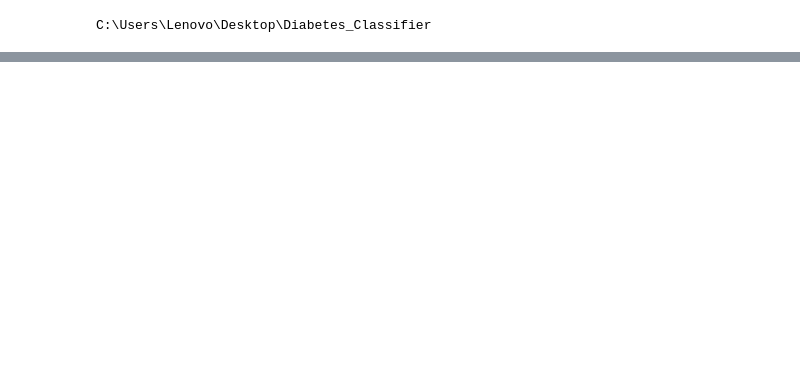
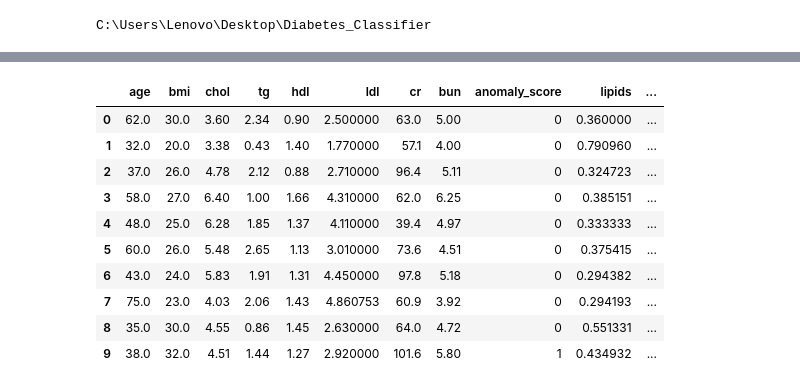
Before and after one commit to 13lend1/Diabetes-Classification, a Jupyter notebook: notebooks/feature_engineering.ipynb, the cells around one changed output, grey strips where cells are left out. Cells and saved outputs as stored; diff of their text form; code cells hidden in the pictures; blank space fills up the shorter version.

```diff
--- a/notebooks/feature_engineering.ipynb
+++ b/notebooks/feature_engineering.ipynb
@@ -93,9 +75,21 @@ plt.show()
 # %%
 df=pd.concat([X,y],axis=1)
 pd.set_option('display.max_columns', None)
 df = shuffle(df).reset_index(drop=True)
 df.columns = df.columns.str.strip()
 df.head(10)
 
-PATH="data/preprocessed/Diabetes_Classification_Preprocessed.csv"
-saveFile(df,PATH)
+# PATH="data/preprocessed/preprocessed.csv"
+# saveFile(df,PATH)
+# %% [output]
+|  | age | bmi | chol | tg | hdl | ldl | cr | bun | anomaly_score | lipids | ... |
+| 0 | 62.0 | 30.0 | 3.60 | 2.34 | 0.90 | 2.500000 | 63.0 | 5.00 | 0 | 0.360000 | ... |
+| 1 | 32.0 | 20.0 | 3.38 | 0.43 | 1.40 | 1.770000 | 57.1 | 4.00 | 0 | 0.790960 | ... |
+| 2 | 37.0 | 26.0 | 4.78 | 2.12 | 0.88 | 2.710000 | 96.4 | 5.11 | 0 | 0.324723 | ... |
+| 3 | 58.0 | 27.0 | 6.40 | 1.00 | 1.66 | 4.310000 | 62.0 | 6.25 | 0 | 0.385151 | ... |
+| 4 | 48.0 | 25.0 | 6.28 | 1.85 | 1.37 | 4.110000 | 39.4 | 4.97 | 0 | 0.333333 | ... |
+| 5 | 60.0 | 26.0 | 5.48 | 2.65 | 1.13 | 3.010000 | 73.6 | 4.51 | 0 | 0.375415 | ... |
+| 6 | 43.0 | 24.0 | 5.83 | 1.91 | 1.31 | 4.450000 | 97.8 | 5.18 | 0 | 0.294382 | ... |
+| 7 | 75.0 | 23.0 | 4.03 | 2.06 | 1.43 | 4.860753 | 60.9 | 3.92 | 0 | 0.294193 | ... |
+| 8 | 35.0 | 30.0 | 4.55 | 0.86 | 1.45 | 2.630000 | 64.0 | 4.72 | 0 | 0.551331 | ... |
+| 9 | 38.0 | 32.0 | 4.51 | 1.44 | 1.27 | 2.920000 | 101.6 | 5.80 | 1 | 0.434932 | ... |
```
Also changed, not shown: parts of 5 cells of this notebook, 11 other files.
